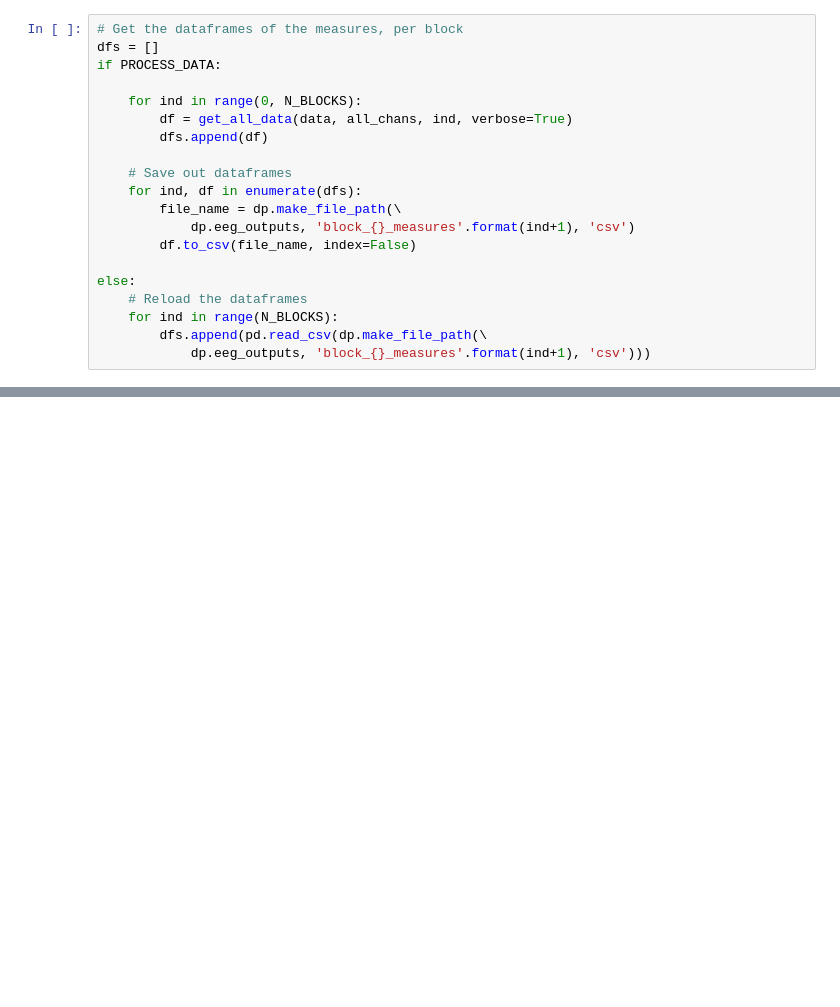
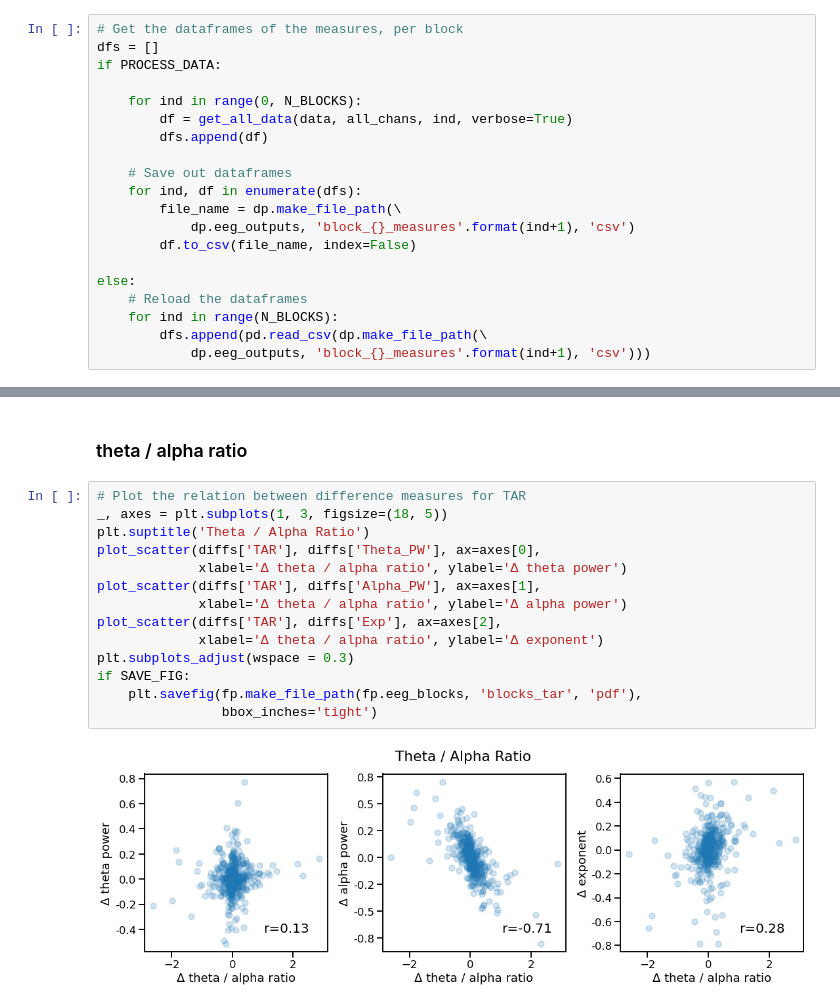
Before and after one commit to voytekresearch/BandRatios, a Jupyter notebook: notebooks/7-EEG-Blocks.ipynb, the cells around one changed output, grey strips where cells are left out. Drawn from its saved outputs; the diff is of its cells as text; blank space fills up the shorter version.

```diff
--- a/notebooks/7-EEG-Blocks.ipynb
+++ b/notebooks/7-EEG-Blocks.ipynb
@@ -303,0 +170,18 @@ SpearmanrResult(correlation=0.9999999999999999, pvalue=1.4042654220543672e-24)
+# %% [markdown]
+### theta / alpha ratio
+# %%
+# Plot the relation between difference measures for TAR
+_, axes = plt.subplots(1, 3, figsize=(18, 5))
+plt.suptitle('Theta / Alpha Ratio')
+plot_scatter(diffs['TAR'], diffs['Theta_PW'], ax=axes[0],
+             xlabel='Δ theta / alpha ratio', ylabel='Δ theta power')
+plot_scatter(diffs['TAR'], diffs['Alpha_PW'], ax=axes[1],
+             xlabel='Δ theta / alpha ratio', ylabel='Δ alpha power')
+plot_scatter(diffs['TAR'], diffs['Exp'], ax=axes[2],
+             xlabel='Δ theta / alpha ratio', ylabel='Δ exponent')
+plt.subplots_adjust(wspace = 0.3)
+if SAVE_FIG:
+    plt.savefig(fp.make_file_path(fp.eeg_blocks, 'blocks_tar', 'pdf'),
+                bbox_inches='tight')
+# %% [output]
+[figure, added]
```
Also changed, not shown: parts of 80 cells of this notebook.
